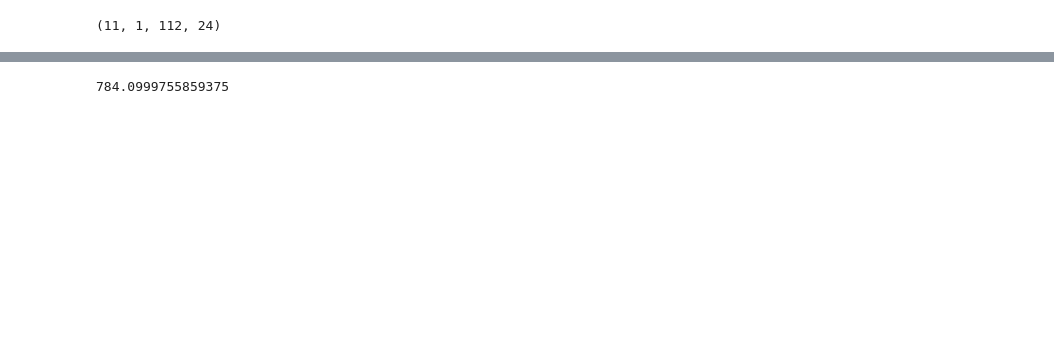
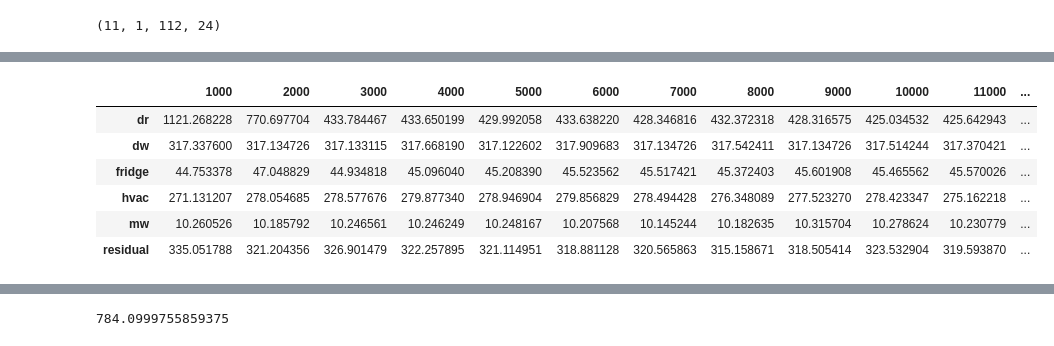
Before and after one commit to nipunbatra/freq-nilm, a Jupyter notebook: notebooks/cnn-tree-test-residual.ipynb, the cells around one changed output, grey strips where cells are left out. Saved outputs shown, nothing was run; the diff lists cells and outputs as text; code cells hidden in the pictures; blank space fills up the shorter version.

```diff
--- a/notebooks/cnn-tree-test-residual.ipynb
+++ b/notebooks/cnn-tree-test-residual.ipynb
@@ -76,8 +84,8 @@ class AppliancesCNN(nn.Module):
 torch.manual_seed(0)
 num_folds = 5
 dataset = 3
-fold_num = 3
-lr = 0.001
+fold_num = 0
+lr = 0.1
 origin_train, origin_test = get_train_test(dataset, num_folds=num_folds, fold_num=fold_num)
 # %%
 # create the residual column
@@ -98,7 +106,7 @@ valid_aggregate = valid[:, 0, :, :].reshape(valid.shape[0], 1, -1, 24)
 test_aggregate = test[:, 0, :, :].reshape(test.shape[0], 1, -1, 24)
 # %%
 # ORDER = ['hvac', 'dr', 'fridge', 'dw', 'mw']
-ORDER = ['mw', 'dw', 'dr', 'fridge', 'hvac', 'residual']
+ORDER = ['fridge', 'dr', 'hvac', 'residual', 'dw', 'mw']
 # ORDER = ['dw', 'mw', 'fridge', 'hvac', 'dr']
 cuda_av = False
 if torch.cuda.is_available():
@@ -222,3 +243,11 @@ KeyboardInterrupt:
+# %%
+def onoff_error(pred, gt, threshold):
+    abs_error = np.abs(pred-gt)
+    error = [x for x in abs_error.reshape(1, -1).tolist()[0] if x >= threshold]
+
+    return np.mean(error)
+# %%
+threshold = {'dr': 18.233293339770761, 'dw': 11.704597207156935, 'mw': 1.2877147226060413}
 # %%
 from sklearn.metrics import mean_absolute_error
 
@@ -296,0 +335,11 @@ for t in range(1000, num_iterations + 1, 1000):
+# %%
+import pandas as pd
+pd.DataFrame(test_error)
+# %% [output]
+|  | 1000 | 2000 | 3000 | 4000 | 5000 | 6000 | 7000 | 8000 | 9000 | 10000 | 11000 | ... |
+| dr | 1121.268228 | 770.697704 | 433.784467 | 433.650199 | 429.992058 | 433.638220 | 428.346816 | 432.372318 | 428.316575 | 425.034532 | 425.642943 | ... |
+| dw | 317.337600 | 317.134726 | 317.133115 | 317.668190 | 317.122602 | 317.909683 | 317.134726 | 317.542411 | 317.134726 | 317.514244 | 317.370421 | ... |
+| fridge | 44.753378 | 47.048829 | 44.934818 | 45.096040 | 45.208390 | 45.523562 | 45.517421 | 45.372403 | 45.601908 | 45.465562 | 45.570026 | ... |
+| hvac | 271.131207 | 278.054685 | 278.577676 | 279.877340 | 278.946904 | 279.856829 | 278.494428 | 276.348089 | 277.523270 | 278.423347 | 275.162218 | ... |
+| mw | 10.260526 | 10.185792 | 10.246561 | 10.246249 | 10.248167 | 10.207568 | 10.145244 | 10.182635 | 10.315704 | 10.278624 | 10.230779 | ... |
+| residual | 335.051788 | 321.204356 | 326.901479 | 322.257895 | 321.114951 | 318.881128 | 320.565863 | 315.158671 | 318.505414 | 323.532904 | 319.593870 | ... |
```
Also changed, not shown: parts of 13 cells of this notebook, 17 other files.
